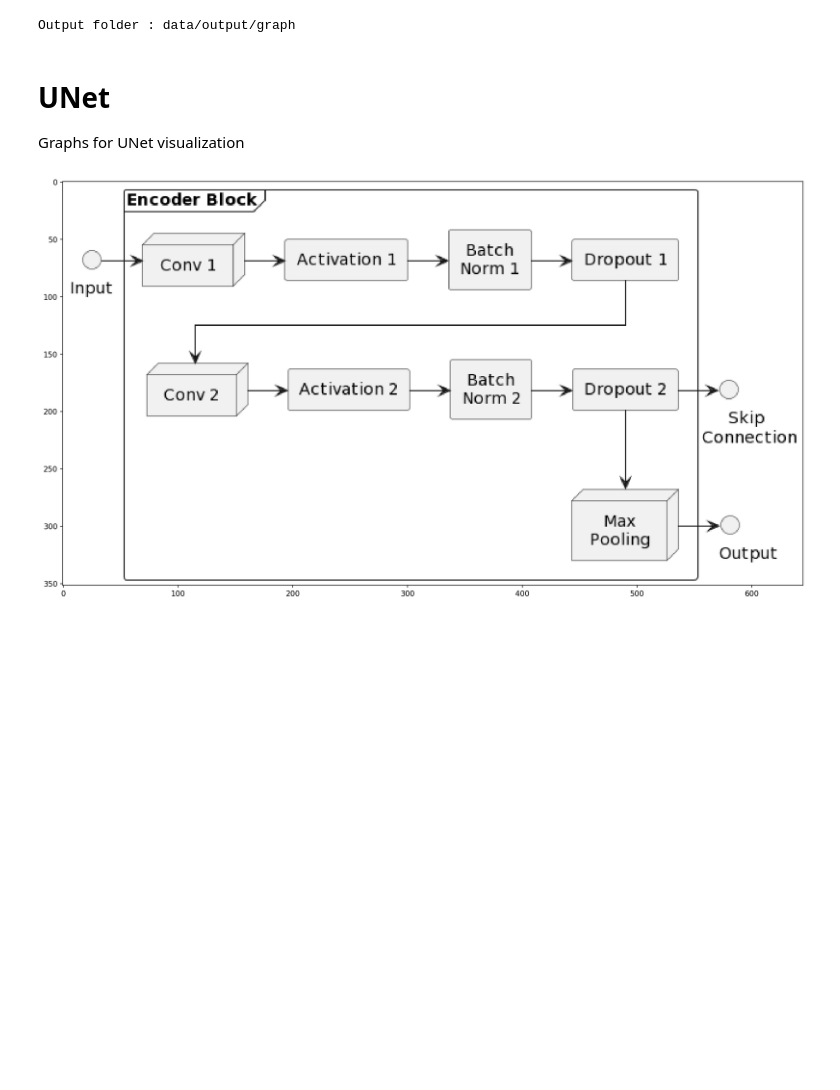
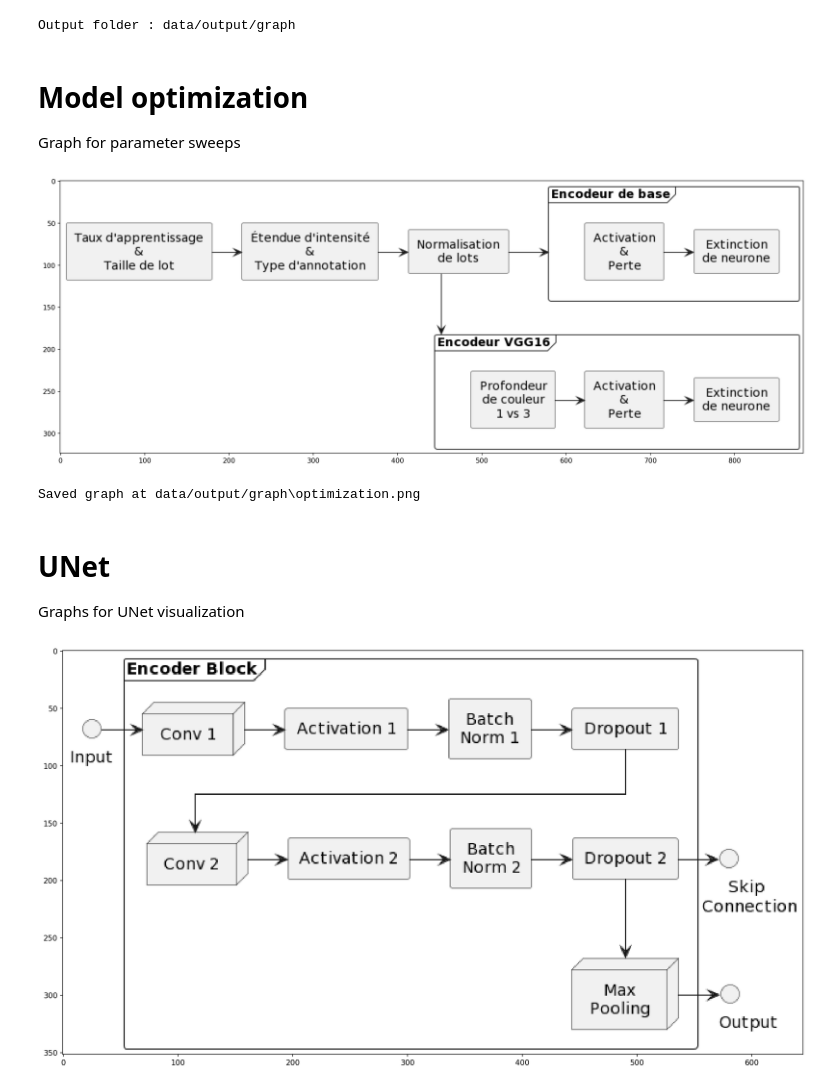
Before and after one commit to linum-uqam/carreno-cytonemes, a Jupyter notebook: notebooks/graphs.ipynb, the cells around one changed output. Saved outputs shown, nothing was run; the diff lists cells and outputs as text; code cells hidden in the pictures; blank space fills up the shorter version.

Commit message:
revamp sweeps

```diff
--- a/notebooks/graphs.ipynb
+++ b/notebooks/graphs.ipynb
@@ -24,11 +24,28 @@ output_folder = ""
 path_to_config = ".."
 with open(os.path.join(path_to_config, 'config.yml'), 'r') as file:
     infos = yaml.safe_load(file)
-    output_folder = infos['DIR']['graph']
+    output_folder = os.path.join(path_to_config, infos['DIR']['graph'])
 
 if not os.path.exists(output_folder):
    os.makedirs(output_folder)
 
 print("Output folder :", output_folder)
+
+def render_graph(content):
+    img = imageio.imread(png_server.processes(content))
+    plt.imshow(img)
+    plt.show()
+
+def save_svg_graph(path, content):
+    # sadly, doesn't seem to work well with thesis format
+    svg = str(svg_server.processes(content), 'UTF-8')
+    with open(path, "w") as svg_file:
+        svg_file.write(svg)
+        print("Saved graph at", path)
+
+def save_png_graph(path, content):
+    img = imageio.imread(png_server.processes(content))
+    imageio.imwrite(path, img)
+    print("Saved graph at", path)
 # %% [output]
 Output folder : data/output/graph
@@ -52,3 +52,49 @@ def save_png_graph(path, content):
+# %% [markdown]
+# Model optimization
+Graph for parameter sweeps
+# %%
+# Sweep order
+filename = os.path.join(output_folder, "optimization.png")
+content = """
+@startuml
+' for straight lines
+skinparam linetype ortho
+' center text
+skinparam defaultTextAlignment center
+
+' components
+rectangle "Taux d'apprentissage\\n&\\nTaille de lot" as lr
+rectangle "Étendue d'intensité\\n&\\nType d'annotation" as scaler
+rectangle "Normalisation\\nde lots" as norm
+frame "Encodeur de base" as base {
+    rectangle "Activation\\n&\\nPerte" as act1
+    rectangle "Extinction\\nde neurone" as drop1
+}
+frame "Encodeur VGG16" as vgg16 {
+    rectangle "Profondeur\\nde couleur\\n1 vs 3" as color
+    rectangle "Activation\\n&\\nPerte" as act2
+    rectangle "Extinction\\nde neurone" as drop2
+}
+
+' links
+lr -r-> scaler
+scaler -r-> norm
+norm -r-> base
+act1 -r-> drop1
+
+norm -d-> vgg16
+color -r-> act2
+act2 -r-> drop2
+
+drop1 -d[hidden]-> drop2
+
+@enduml
+"""
+render_graph(content)
+save_png_graph(filename, content)
+# %% [output]
+[figure, added]
+Saved graph at data/output/graph\optimization.png
 # %% [markdown]
 # UNet
 Graphs for UNet visualization
```
Also changed, not shown: parts of 1 cell of this notebook, 14 other files.
